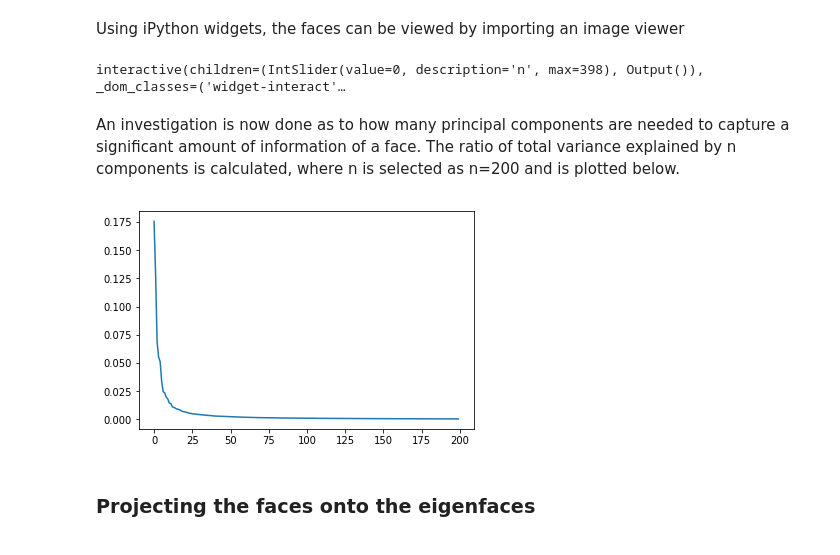
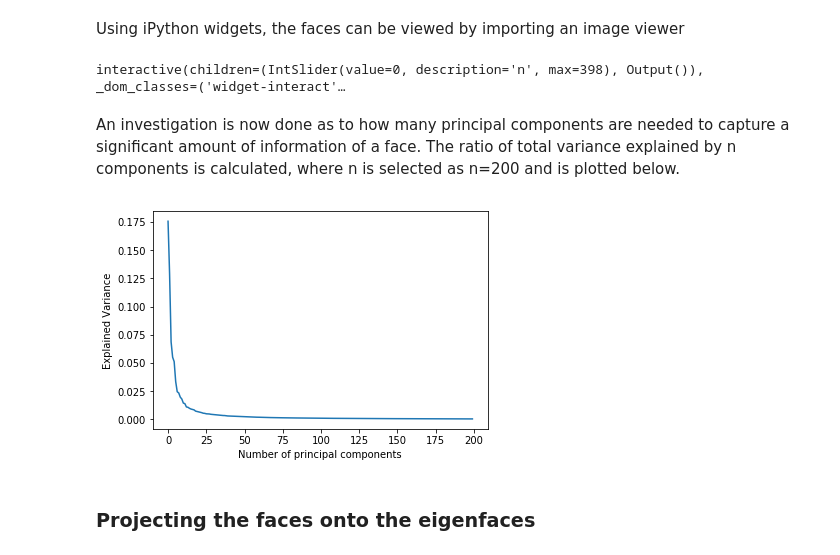
Before and after one commit to lalajunglebunny/Machine_Learning, a Jupyter notebook: PCA_LDA/src/PCA_LDA.ipynb, the cells around one changed output. Saved outputs shown, nothing was run; the diff lists cells and outputs as text; code cells hidden in the pictures.

```diff
--- a/PCA_LDA/src/PCA_LDA.ipynb
+++ b/PCA_LDA/src/PCA_LDA.ipynb
@@ -86,25 +126,31 @@ print(ic.shape)
 ## Viewing the faces
 # %% [markdown]
 Using iPython widgets, the faces can be viewed by importing an image viewer
-# %%
-from ipywidgets import interact
-
-def view_image(n=0):
-    plt.imshow(ic[n], cmap='gray', interpolation='nearest')
-    plt.show()
-
-w = interact(view_image, n=(0, len(ic)-1))
-# %% [output]
-interactive(children=(IntSlider(value=0, description='n', max=398), Output()), _dom_classes=('widget-interact'…
+# %%
+from ipywidgets import interact
+
+def view_image(n=0):                                          #function which views image , this one is set to start at 10 when displayed
+    plt.imshow(ic[n], cmap='gray', interpolation='nearest')   #imshow --> create an image from a two-dimensional numpy array
+    plt.show()                                                #interpolation is an algorithm used to blend square colors; with 'nearest' colors will not be blended and color map used to specify colors
+
+w = interact(view_image, n=(0, len(ic)-1))                    #view images ranging from [0...399], where a slider is generated and bound to the function parameter. Thus the function should be with parameter n, and in interact the upperlimit is set as the other parameter of the interact widget
+# %% [output]
+interactive(children=(IntSlider(value=0, description='n', max=398), Output()), _dom_classes=('widget-interact'…
 # %% [markdown]
 An investigation is now done as to how many principal components are needed to capture a significant amount of information of a face. The ratio of total variance explained by n components is calculated, where n is selected as n=200 and is plotted below.
-# %%
-pcaFaces = PCA(n_components=200)
-pcaFaces.fit(ic_flat)
-plt.plot(pcaFaces.explained_variance_ratio_)
-plt.show()
-# %% [output]
-[figure, removed]
+# %%
+pcaFaces = PCA(n_components=200)
+pcaFaces.fit(ic_flat)                           #fit the model to ic_flat
+
+plt.figure()                                    #plot the result of the explained_variance_ratio
+plt.plot(pcaFaces.explained_variance_ratio_)
+plt.xlabel("Number of principal components")
+plt.ylabel("Explained Variance")
+plt.show()
+
+#print(pcaFaces.explained_variance_ratio_)      #explained variance for each principal component
+# %% [output]
+[figure, added]
 # %% [markdown]
 ### Projecting the faces onto the eigenfaces
 # %% [markdown]
```
Also changed, not shown: parts of 29 cells of this notebook.
